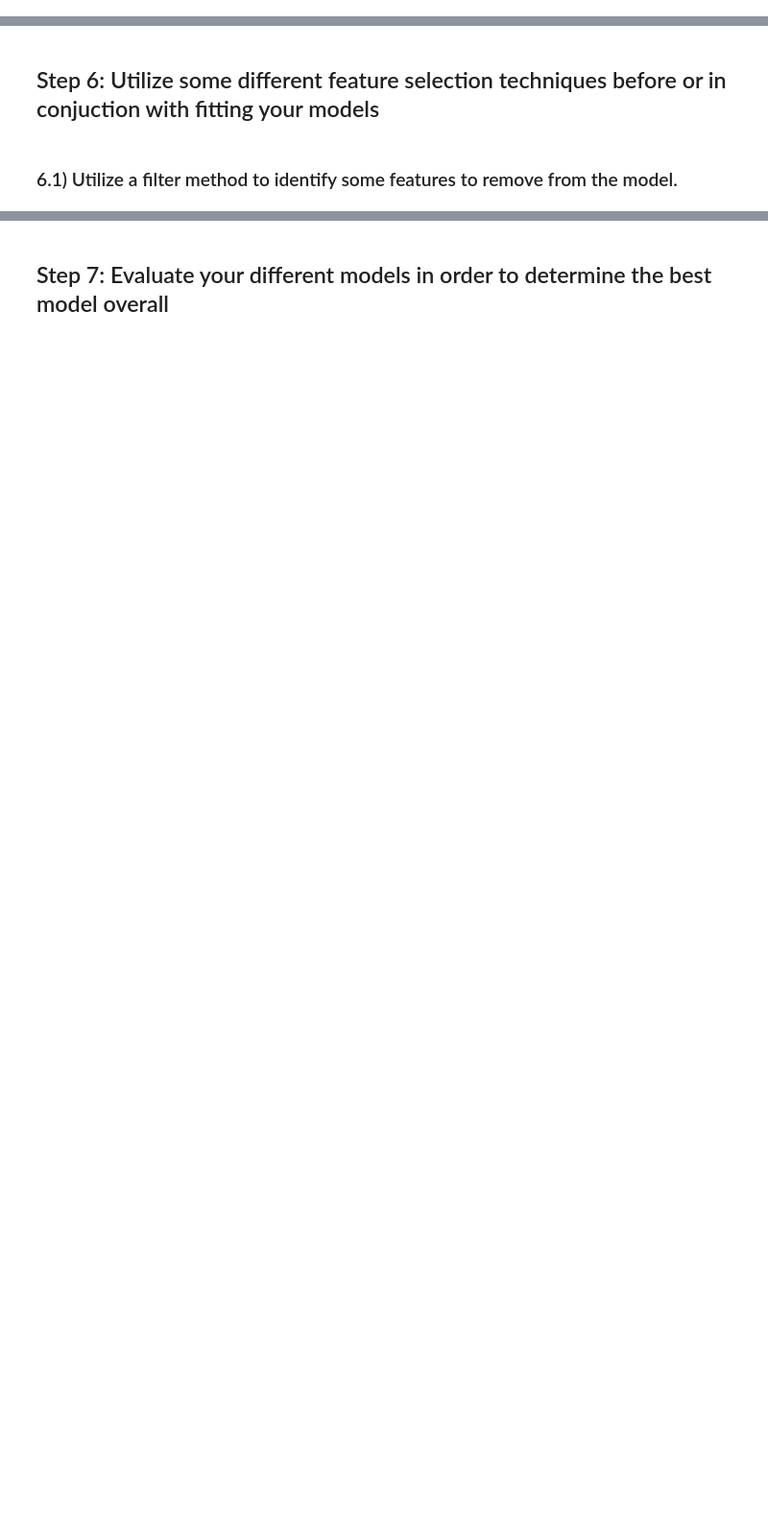
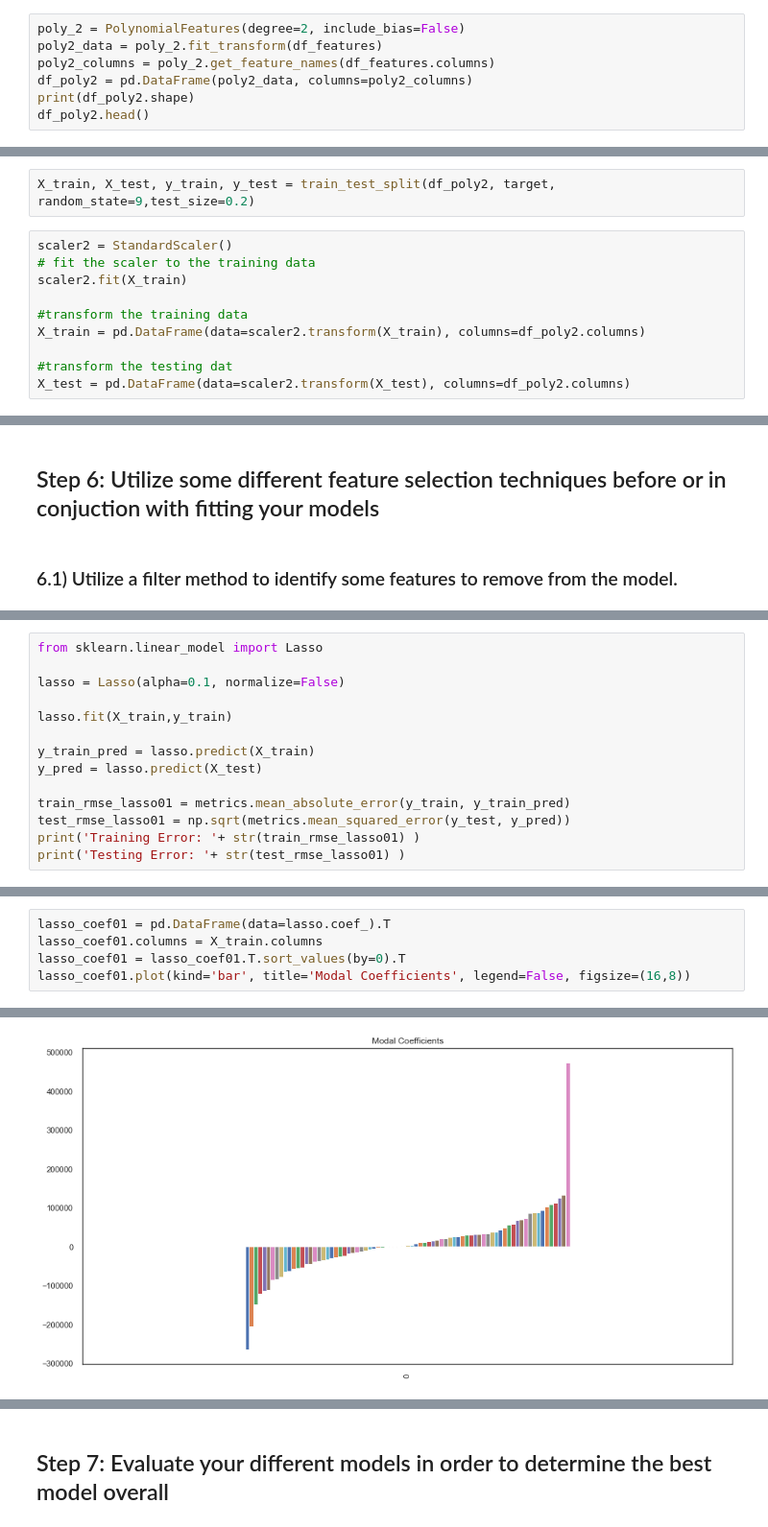
Before and after one commit to ykfarhan/predicting-kings-county-housing-price, a Jupyter notebook: Bakeoff_modeling_process_v1.ipynb, the cells around one changed output, grey strips where cells are left out. Shown at 96% size. Drawn from its saved outputs; the diff is of its cells as text; blank space fills up the shorter version.

```diff
--- a/Bakeoff_modeling_process_v1.ipynb
+++ b/Bakeoff_modeling_process_v1.ipynb
@@ -268,0 +312,7 @@ If you plan on doing any sclaing of your data, make sure it is doen at the appor
+# %%
+poly_2 = PolynomialFeatures(degree=2, include_bias=False)
+poly2_data = poly_2.fit_transform(df_features)
+poly2_columns = poly_2.get_feature_names(df_features.columns)
+df_poly2 = pd.DataFrame(poly2_data, columns=poly2_columns)
+print(df_poly2.shape)
+df_poly2.head()
@@ -268,0 +327,12 @@ If you plan on doing any sclaing of your data, make sure it is doen at the appor
+# %%
+X_train, X_test, y_train, y_test = train_test_split(df_poly2, target, random_state=9,test_size=0.2)
+# %%
+scaler2 = StandardScaler()
+# fit the scaler to the training data
+scaler2.fit(X_train)
+
+#transform the training data
+X_train = pd.DataFrame(data=scaler2.transform(X_train), columns=df_poly2.columns)
+
+#transform the testing dat
+X_test = pd.DataFrame(data=scaler2.transform(X_test), columns=df_poly2.columns)
@@ -278,0 +367,14 @@ If you plan on doing any sclaing of your data, make sure it is doen at the appor
+# %%
+from sklearn.linear_model import Lasso
+
+lasso = Lasso(alpha=0.1, normalize=False)
+
+lasso.fit(X_train,y_train)
+
+y_train_pred = lasso.predict(X_train)
+y_pred = lasso.predict(X_test)
+
+train_rmse_lasso01 = metrics.mean_absolute_error(y_train, y_train_pred)
+test_rmse_lasso01 = np.sqrt(metrics.mean_squared_error(y_test, y_pred))
+print('Training Error: '+ str(train_rmse_lasso01) )
+print('Testing Error: '+ str(test_rmse_lasso01) )
@@ -278,0 +384,6 @@ If you plan on doing any sclaing of your data, make sure it is doen at the appor
+# %%
+lasso_coef01 = pd.DataFrame(data=lasso.coef_).T
+lasso_coef01.columns = X_train.columns
+lasso_coef01 = lasso_coef01.T.sort_values(by=0).T
+lasso_coef01.plot(kind='bar', title='Modal Coefficients', legend=False, figsize=(16,8))
+# %% [output]
@@ -278,0 +391 @@ If you plan on doing any sclaing of your data, make sure it is doen at the appor
+[figure, added]
```
Also changed, not shown: parts of 84 cells of this notebook, 2 other files.
